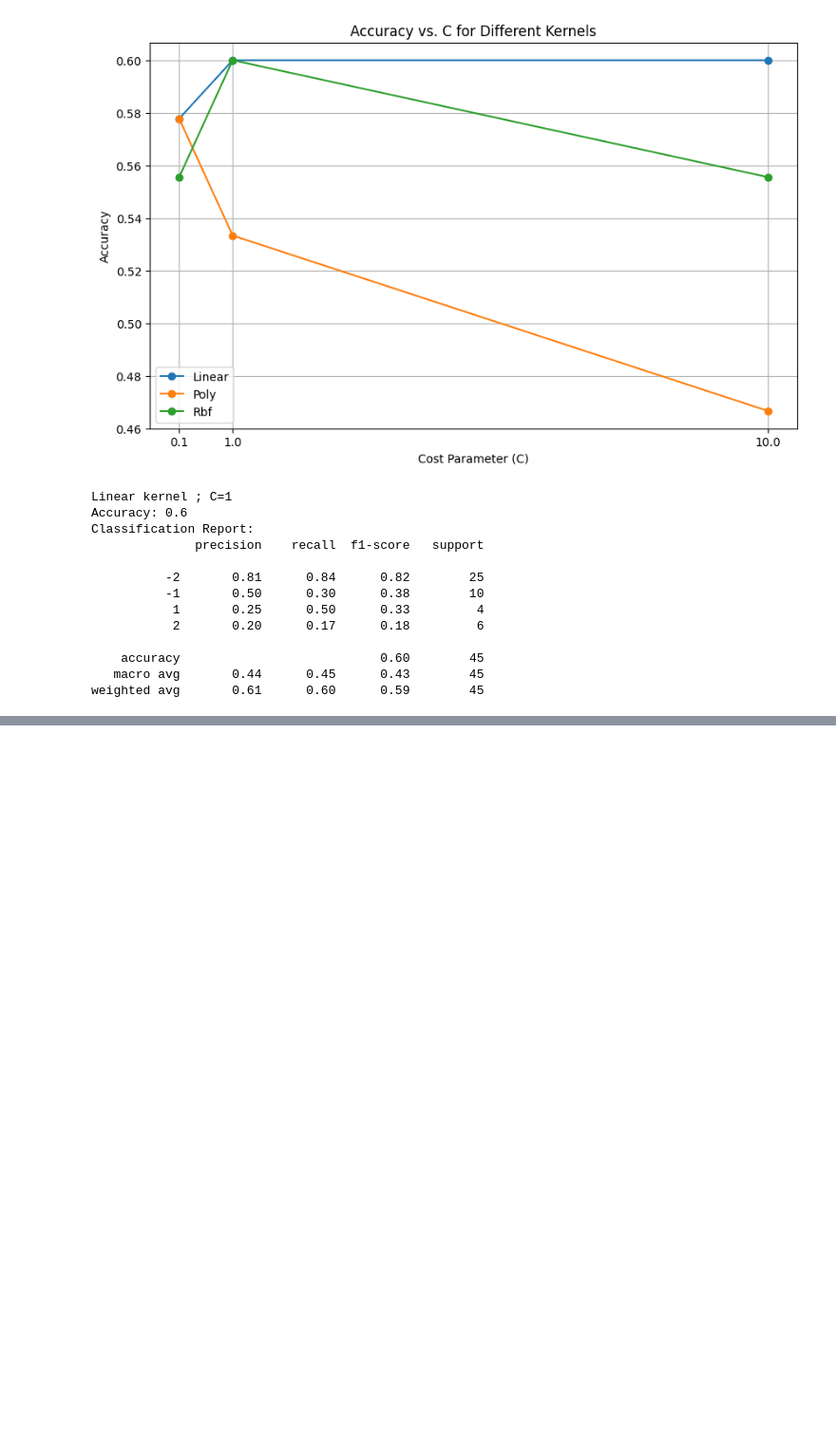
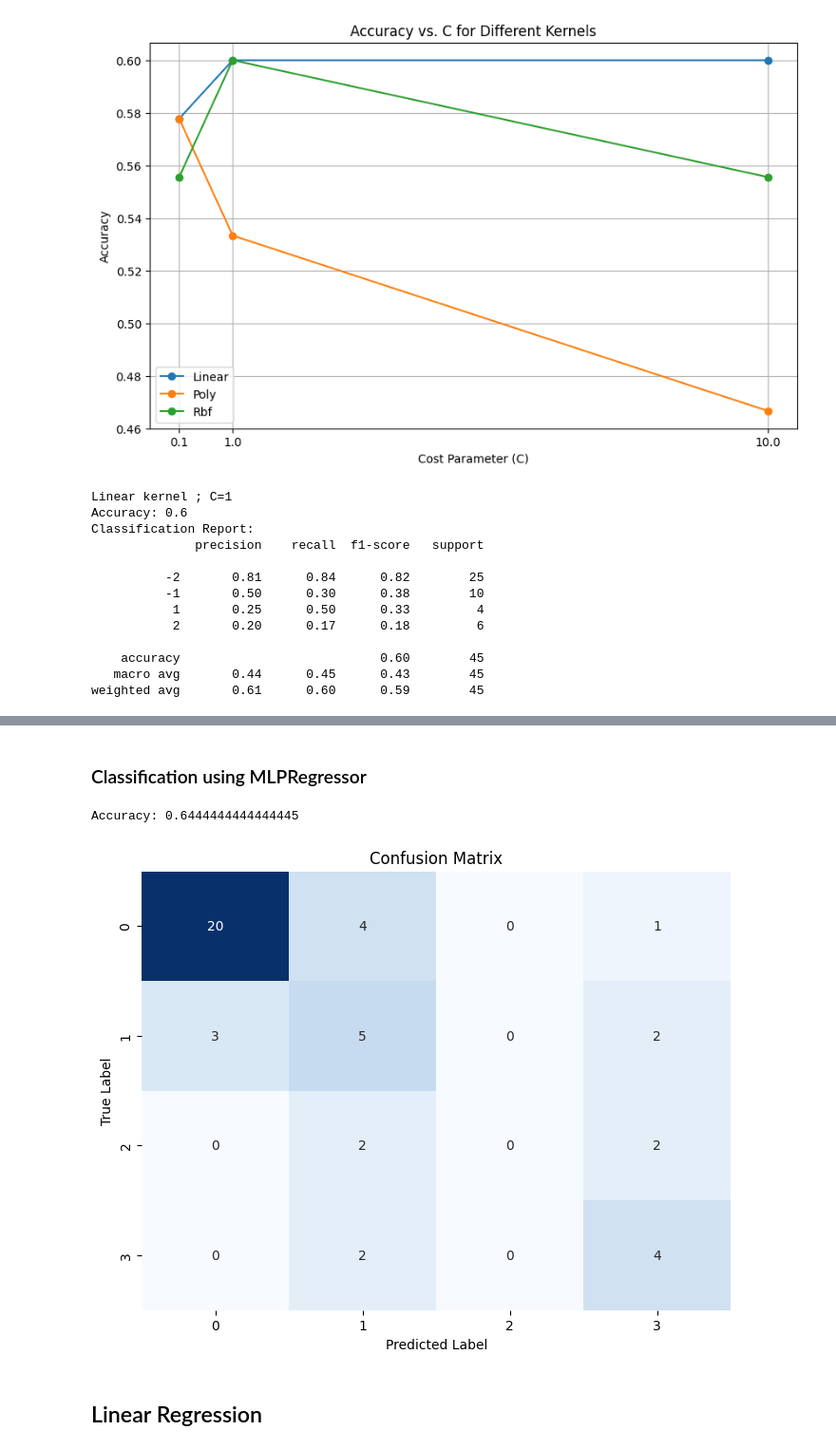
Before and after one commit to ManishV18/Renewify, a Jupyter notebook: Renewify.ipynb, the cells around one changed output, grey strips where cells are left out. Shown at 95% size. Saved outputs shown, nothing was run; the diff lists cells and outputs as text; code cells hidden in the pictures; blank space fills up the shorter version.

```diff
--- a/Renewify.ipynb
+++ b/Renewify.ipynb
@@ -1345,0 +1483,2 @@ weighted avg       0.61      0.60      0.59        45
+# %% [markdown]
+### Classification using MLPRegressor
@@ -1345,0 +1490,35 @@ weighted avg       0.61      0.60      0.59        45
+# %%
+X = renewable_energy_df_classified.drop(columns=['country/dependency', 'renewable_category'])
+y = renewable_energy_df_classified['renewable_category']
+
+# Encoding the target variable
+label_encoder = LabelEncoder()
+y = label_encoder.fit_transform(y)
+
+# Splitting the data
+X_train, X_test, y_train, y_test = train_test_split(X, y, test_size=0.2, random_state=42)
+
+# Training the MLP classifier
+clf = MLPClassifier(solver='lbfgs', alpha=1e-5, hidden_layer_sizes=(5, 2), random_state=1)
+clf.fit(X_train, y_train)
+
+# Making predictions
+y_pred = clf.predict(X_test)
+
+accuracy = accuracy_score(y_test, y_pred)
+print("Accuracy:", accuracy)
+
+conf_matrix = confusion_matrix(y_test, y_pred)
+
+# Plotting confusion matrix
+plt.figure(figsize=(8, 6))
+sns.heatmap(conf_matrix, annot=True, cmap='Blues', fmt='g', cbar=False)
+plt.title('Confusion Matrix')
+plt.xlabel('Predicted Label')
+plt.ylabel('True Label')
+plt.show()
+# %% [output]
+Accuracy: 0.6444444444444445
+[figure, added]
+# %% [markdown]
+## Linear Regression
```
Also changed, not shown: parts of 20 cells of this notebook.
